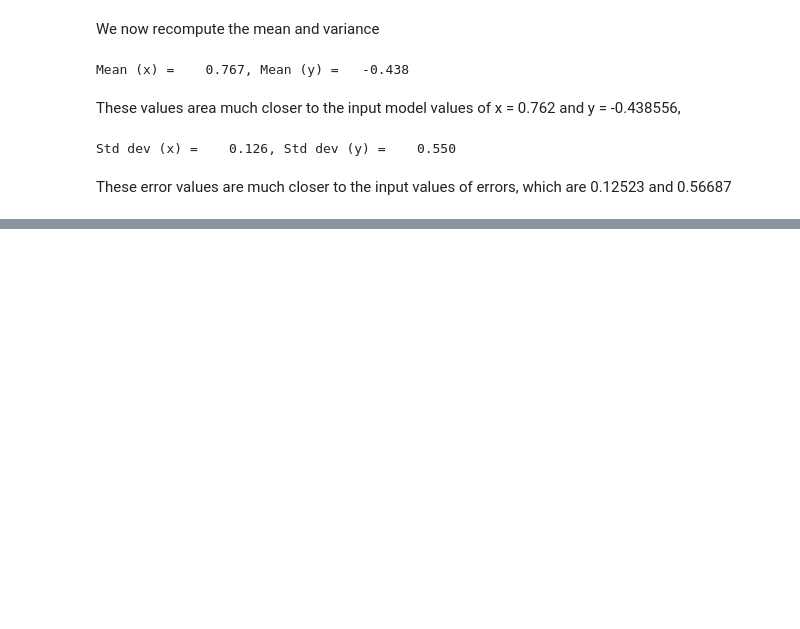
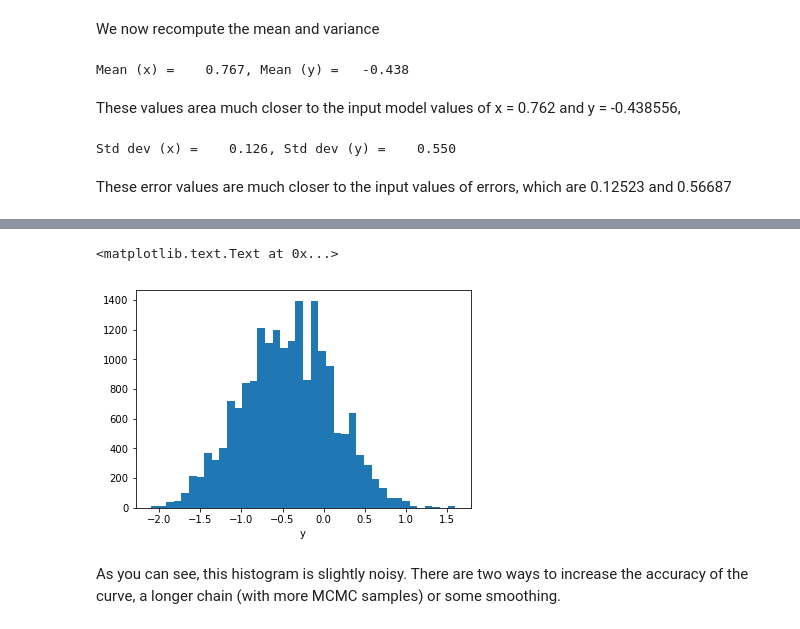
Before and after one commit to dparkins/MCMC-chain-analysis, a Jupyter notebook: MCMC_chain_analysis.ipynb, the cells around one changed output, grey strips where cells are left out. Drawn from its saved outputs; the diff is of its cells as text; code cells hidden in the pictures; blank space fills up the shorter version.

```diff
--- a/MCMC_chain_analysis.ipynb
+++ b/MCMC_chain_analysis.ipynb
@@ -102,0 +133,8 @@ These error values are much closer to the input values of errors, which are 0.12
+# %%
+h_y = plt.hist(burn_in_chain[:,1],bins=40)
+plt.xlabel('y')
+# %% [output]
+<matplotlib.text.Text at 0x...>
+[figure, added]
+# %% [markdown]
+As you can see, this histogram is slightly noisy. There are two ways to increase the accuracy of the curve, a longer chain (with more MCMC samples) or some smoothing.
```
Also changed, not shown: parts of 9 cells of this notebook, 2 other files.
